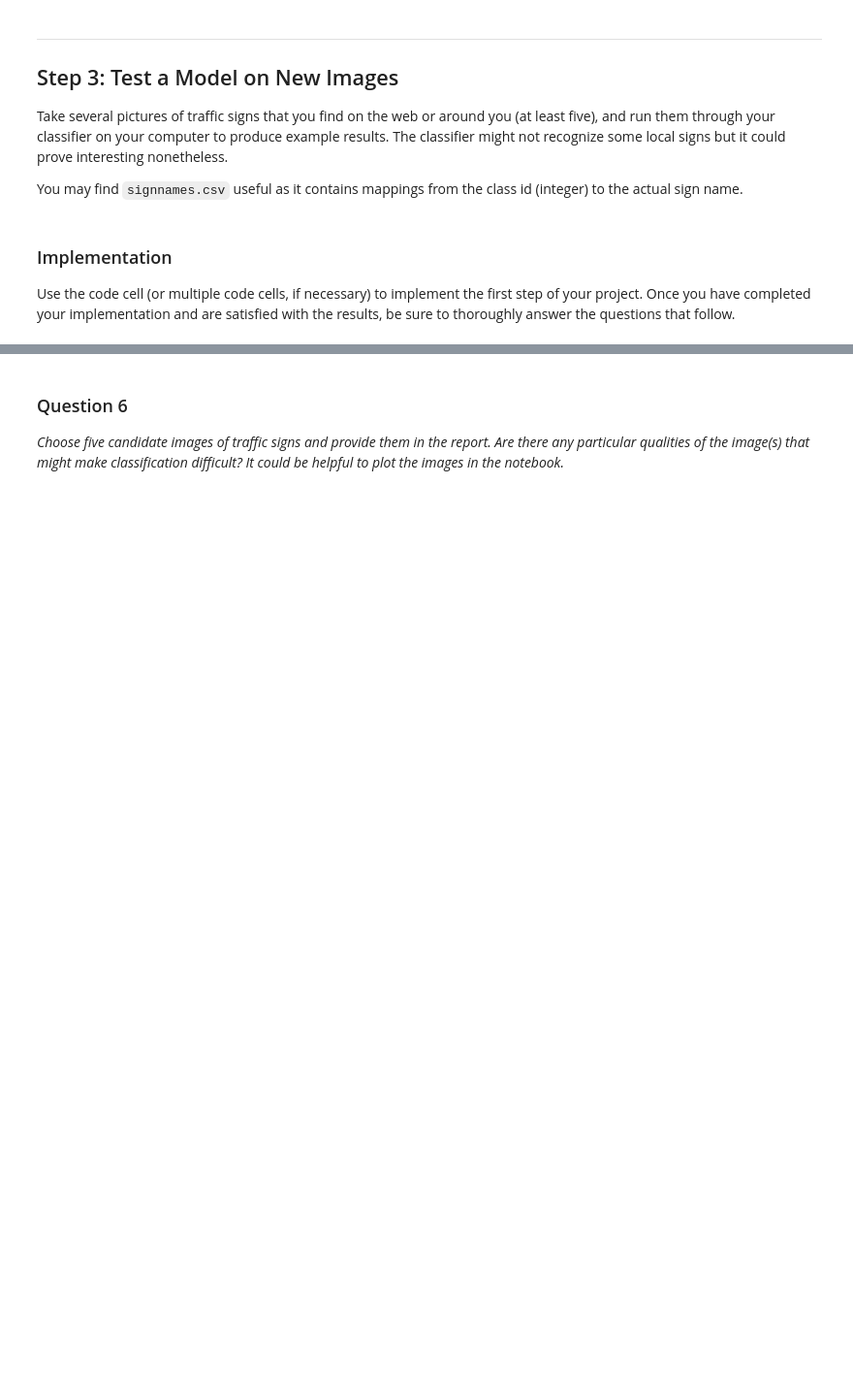
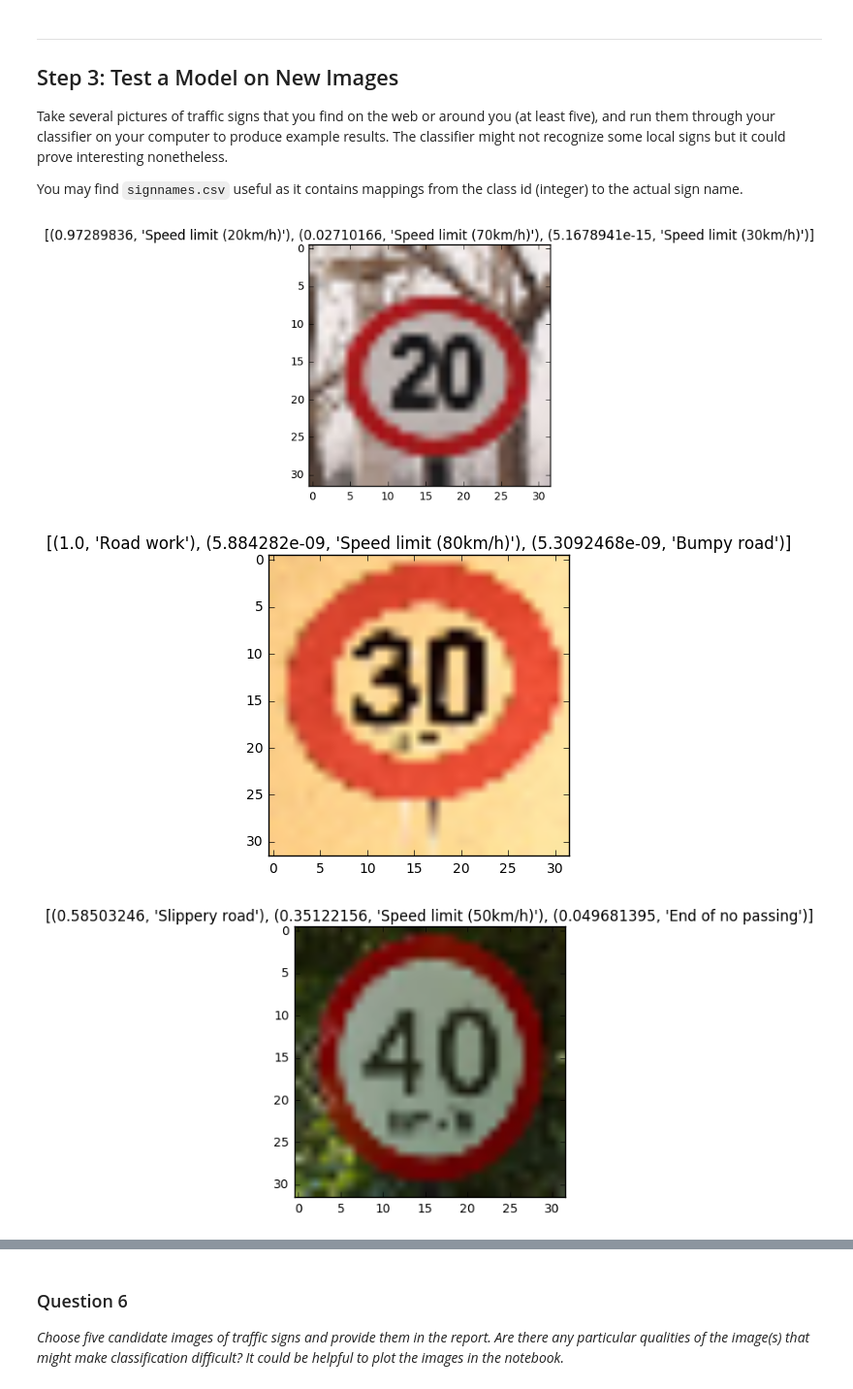
Before and after one commit to schwallie/CarND-Traffic-Sign-Classifier-Project, a Jupyter notebook: Traffic_Sign_Classifier-solution.ipynb, the cells around one changed output, grey strips where cells are left out. Shown at 97% size. Drawn from its saved outputs; the diff is of its cells as text; code cells hidden in the pictures; blank space fills up the shorter version.

Commit message:
Done with project

```diff
--- a/Traffic_Sign_Classifier-solution.ipynb
+++ b/Traffic_Sign_Classifier-solution.ipynb
@@ -152,8 +170,11 @@ y = tf.placeholder(tf.int32, (None))
 one_hot_y = tf.one_hot(y, 43)
 
 # Hyperparameters
-rate = 0.001
-EPOCHS = 10
+# Learning rate for AdamOptimizer
+rate = 1e-3
+# How many times to train the network
+EPOCHS = 15
+# How many
 BATCH_SIZE = 128
 
 logits = LeNet(x)
@@ -186,6 +207,6 @@ with tf.Session() as sess:
         saver
     except NameError:
         saver = tf.train.Saver()
-    saver.save(sess, 'lenet')
+    saver.save(sess, 'traffic_signs')
     print("Model saved")
 # %% [output]
@@ -207,2 +228,8 @@ Validation Accuracy = 0.976
 
 Model saved
+# %%
+with tf.Session() as sess:
+    loader = tf.train.import_meta_graph('traffic_signs.meta')
+    loader.restore(sess, tf.train.latest_checkpoint('./'))
+    test_acc = evaluate(X_test, y_test)
+    print("Test Accuracy = {:.3f}".format(test_acc))
@@ -317,7 +367,3 @@ _What approach did you take in coming up with a solution to this problem? It may
 Take several pictures of traffic signs that you find on the web or around you (at least five), and run them through your classifier on your computer to produce example results. The classifier might not recognize some local signs but it could prove interesting nonetheless.
 
 You may find `signnames.csv` useful as it contains mappings from the class id (integer) to the actual sign name.
-# %% [markdown]
-### Implementation
-
-Use the code cell (or multiple code cells, if necessary) to implement the first step of your project. Once you have completed your implementation and are satisfied with the results, be sure to thoroughly answer the questions that follow.
@@ -326,0 +370,31 @@ Use the code cell (or multiple code cells, if necessary) to implement the first
+# %%
+def test_new_images(visualize_images=True):
+    path ='new_examples/'
+    images = [f for f in os.listdir(path) if '.png' in f]
+    images_final = []
+    for ix, img_path in enumerate(images):
+        img = cv2.imread('{0}{1}'.format(path, img_path))
+        img = cv2.resize(img, (32,32))
+        img = img[:,:,::-1]
+        images_final.append(img)
+    prediction = tf.nn.top_k(tf.nn.softmax(logits), k=3)
+    with tf.Session() as sess:
+        sess.run(tf.global_variables_initializer())
+        loader = tf.train.import_meta_graph('traffic_signs.meta')
+        loader.restore(sess, tf.train.latest_checkpoint('./'))
+        results = sess.run(prediction, feed_dict={x: images_final})
+        for ix, result in enumerate(results.values):
+            names = results.indices[ix]
+            names = [sign_names_df.loc[f]['SignName'] for f in names]
+            #result = ["{0:.0f}%".format(f * 100) for f in result]
+            tit = list(zip(result, names))
+            if visualize_images:
+                plt.title(tit)
+                plt.imshow(images_final[ix])
+                plt.show()
+
+test_new_images()
+# %% [output]
+[figure, added]
+[figure, added]
+[figure, added]
```
Also changed, not shown: parts of 27 cells of this notebook, 8 other files.
